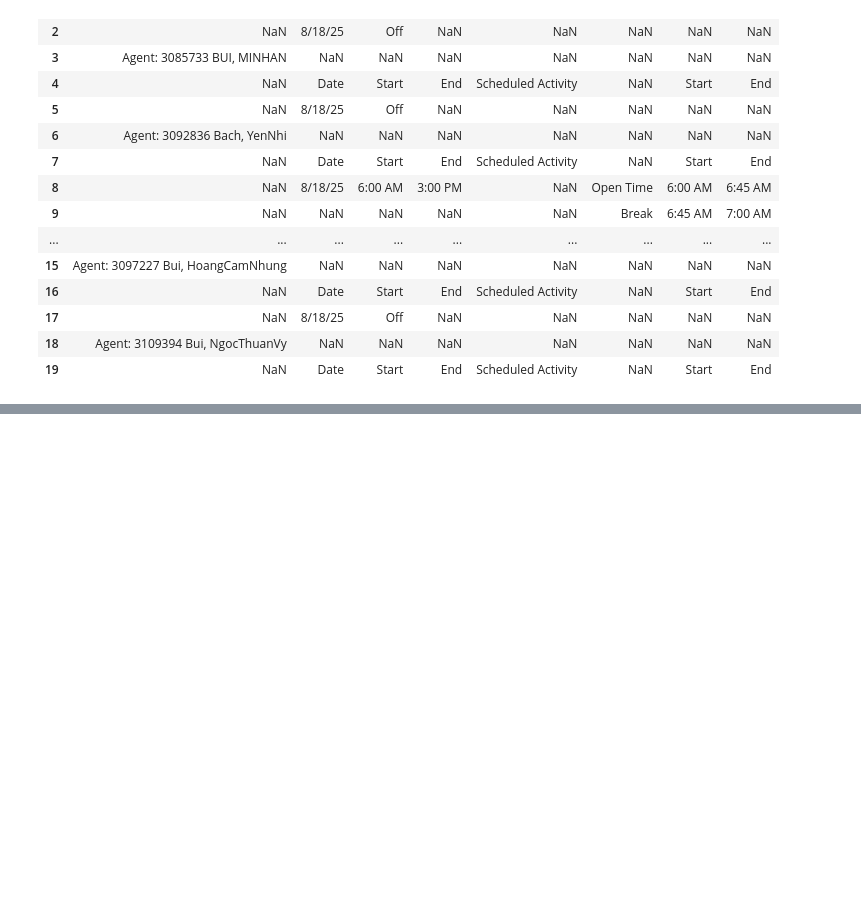
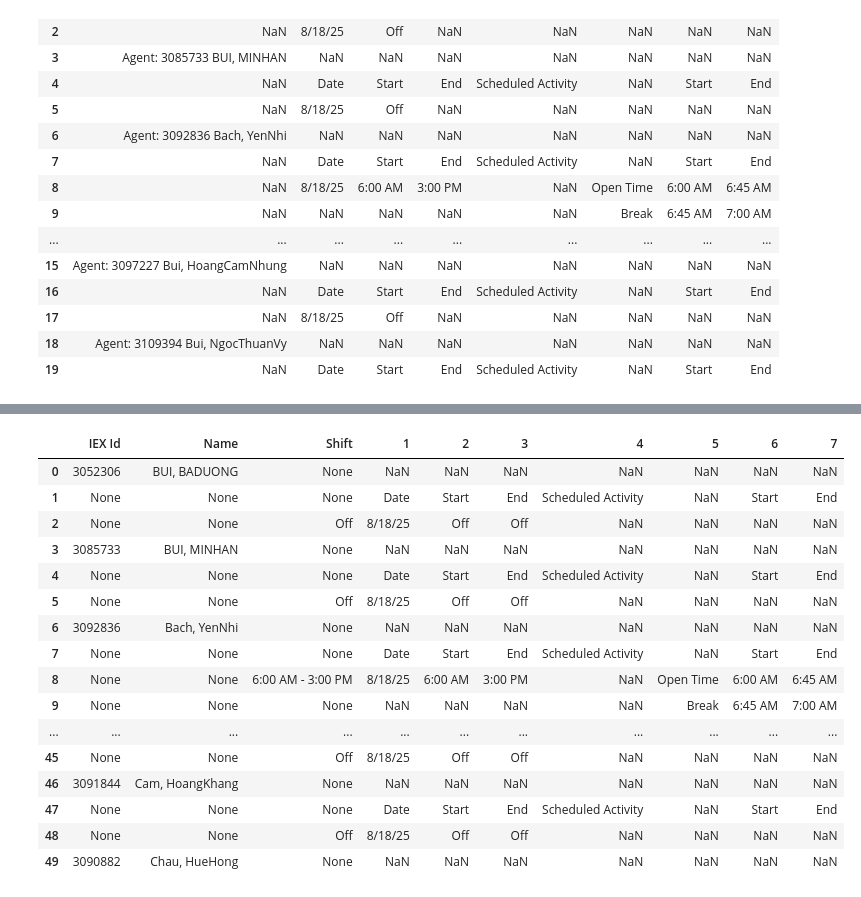
Before and after one commit to hoangvu2002/unscheduled-agent, a Jupyter notebook: iex_cleaner.ipynb, the cells around one changed output, grey strips where cells are left out. Cells and saved outputs as stored; diff of their text form; code cells hidden in the pictures; blank space fills up the shorter version.

Commit message:
Modified iex-clearer.ipynb to extract scheduled code for agents

```diff
--- a/iex_cleaner.ipynb
+++ b/iex_cleaner.ipynb
@@ -107,3 +107,16 @@ iex_df.head(20)
 | 17 | NaN | 8/18/25 | Off | NaN | NaN | NaN | NaN | NaN | None | None |
 | 18 | Agent: 3109394 Bui, NgocThuanVy | NaN | NaN | NaN | NaN | NaN | NaN | NaN | 3109394 | Bui, NgocThuanVy |
 | 19 | NaN | Date | Start | End | Scheduled Activity | NaN | Start | End | None | None |
+# %%
+# 1. Xóa cột 0
+iex_df = iex_df.drop(columns=[0])
+
+# 2. Đưa IEX Id và Name ra ngoài cùng bên trái
+cols = ["IEX Id", "Name"] + [col for col in iex_df.columns if col not in ["IEX Id", "Name"]]
+iex_df = iex_df[cols]
+
+# 3. Nếu cột 2 = "Off" thì cột 3 = "Off"
+iex_df.loc[iex_df[2] == "Off", 3] = "Off"
+
+# Xem kết quả
+iex_df.head(20)
@@ -109,0 +141,42 @@ iex_df.head(20)
+# %%
+# Tạo cột Shift
+def get_shift(row):
+    # Nếu cột 1 (Name) bị NaN hoặc bằng "Date" thì bỏ qua
+    if pd.isna(row[1]) or str(row[1]).strip().lower() == "date":
+        return None
+    # Nếu cả Start và End đều là Off
+    elif str(row[2]).strip().lower() == "off" and str(row[3]).strip().lower() == "off":
+        return "Off"
+    # Nếu có giờ Start và End
+    elif pd.notna(row[2]) and pd.notna(row[3]):
+        return f"{row[2]} - {row[3]}"
+    else:
+        return None
+
+iex_df["Shift"] = iex_df.apply(get_shift, axis=1)
+
+# Đưa cột Shift ngay sau cột Name
+cols = list(iex_df.columns)
+name_index = cols.index("Name")
+cols.insert(name_index + 1, cols.pop(cols.index("Shift")))
+iex_df = iex_df[cols]
+
+iex_df.head(50)
+# %% [output]
+|  | IEX Id | Name | Shift | 1 | 2 | 3 | 4 | 5 | 6 | 7 |
+| 0 | 3052306 | BUI, BADUONG | None | NaN | NaN | NaN | NaN | NaN | NaN | NaN |
+| 1 | None | None | None | Date | Start | End | Scheduled Activity | NaN | Start | End |
+| 2 | None | None | Off | 8/18/25 | Off | Off | NaN | NaN | NaN | NaN |
+| 3 | 3085733 | BUI, MINHAN | None | NaN | NaN | NaN | NaN | NaN | NaN | NaN |
+| 4 | None | None | None | Date | Start | End | Scheduled Activity | NaN | Start | End |
+| 5 | None | None | Off | 8/18/25 | Off | Off | NaN | NaN | NaN | NaN |
+| 6 | 3092836 | Bach, YenNhi | None | NaN | NaN | NaN | NaN | NaN | NaN | NaN |
+| 7 | None | None | None | Date | Start | End | Scheduled Activity | NaN | Start | End |
+| 8 | None | None | 6:00 AM - 3:00 PM | 8/18/25 | 6:00 AM | 3:00 PM | NaN | Open Time | 6:00 AM | 6:45 AM |
+| 9 | None | None | None | NaN | NaN | NaN | NaN | Break | 6:45 AM | 7:00 AM |
+| ... | ... | ... | ... | ... | ... | ... | ... | ... | ... | ... |
+| 45 | None | None | Off | 8/18/25 | Off | Off | NaN | NaN | NaN | NaN |
+| 46 | 3091844 | Cam, HoangKhang | None | NaN | NaN | NaN | NaN | NaN | NaN | NaN |
+| 47 | None | None | None | Date | Start | End | Scheduled Activity | NaN | Start | End |
+| 48 | None | None | Off | 8/18/25 | Off | Off | NaN | NaN | NaN | NaN |
+| 49 | 3090882 | Chau, HueHong | None | NaN | NaN | NaN | NaN | NaN | NaN | NaN |
```
Also changed, not shown: parts of 3 cells of this notebook, 1 other file.
